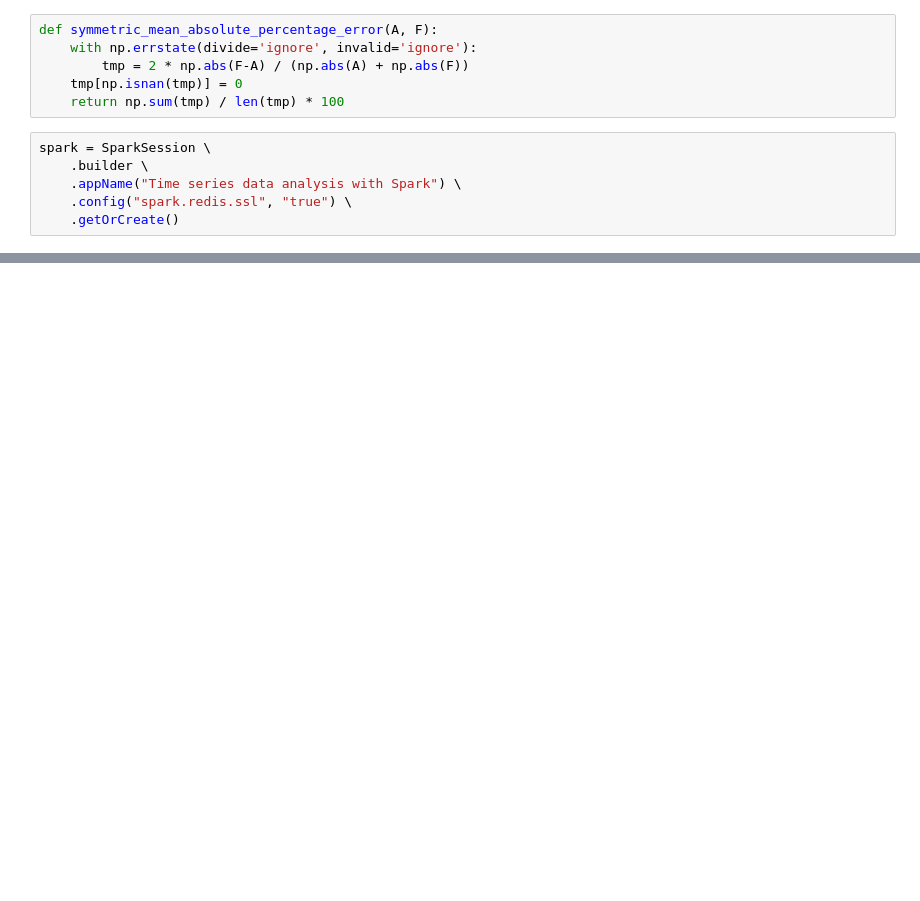
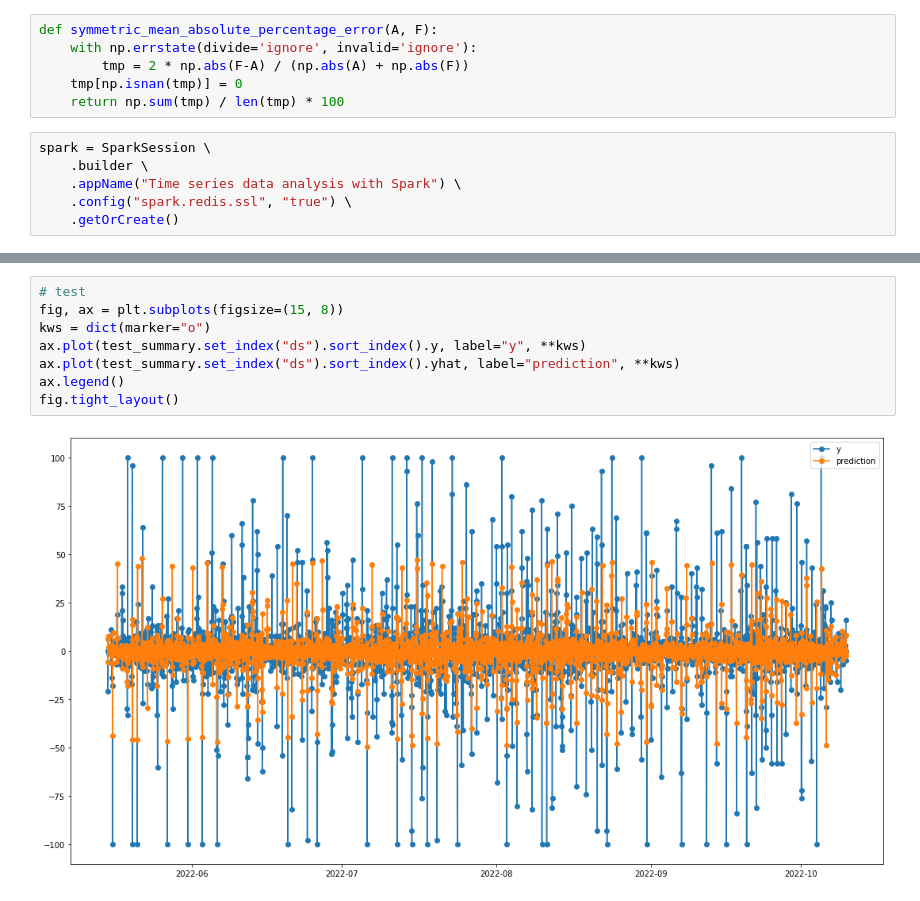
Before and after one commit to ejowik/2022Z-big-data-analytics, a Jupyter notebook: src/ml/prophet.ipynb, the cells around one changed output, grey strips where cells are left out. Drawn from its saved outputs; the diff is of its cells as text; blank space fills up the shorter version.

```diff
--- a/src/ml/prophet.ipynb
+++ b/src/ml/prophet.ipynb
@@ -111,0 +297,10 @@ weather_df
+# %%
+# test
+fig, ax = plt.subplots(figsize=(15, 8))
+kws = dict(marker="o")
+ax.plot(test_summary.set_index("ds").sort_index().y, label="y", **kws)
+ax.plot(test_summary.set_index("ds").sort_index().yhat, label="prediction", **kws)
+ax.legend()
+fig.tight_layout()
+# %% [output]
+[figure, added]
```
Also changed, not shown: parts of 21 cells of this notebook.
